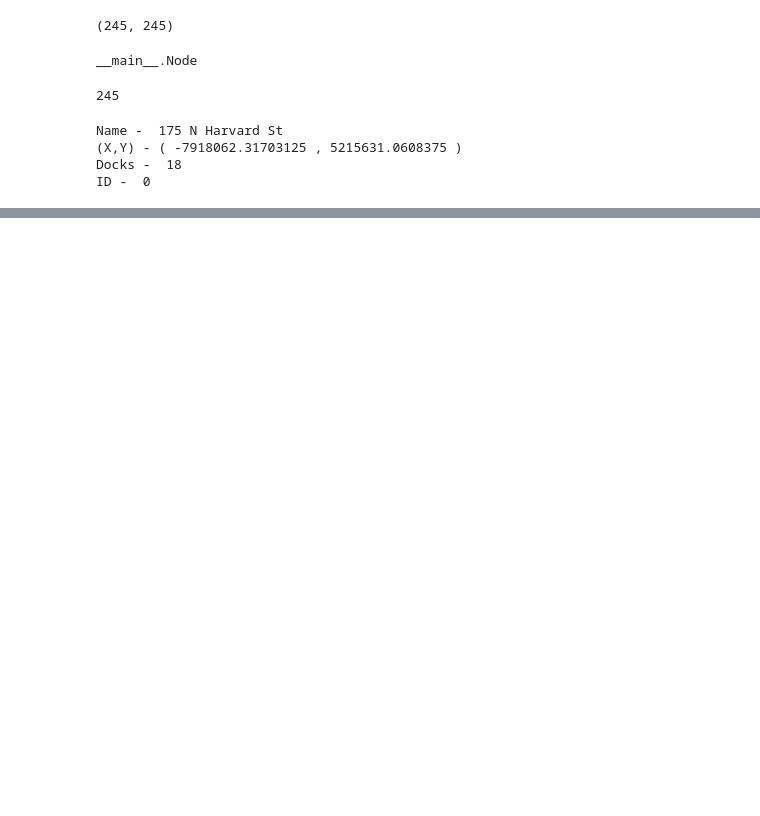
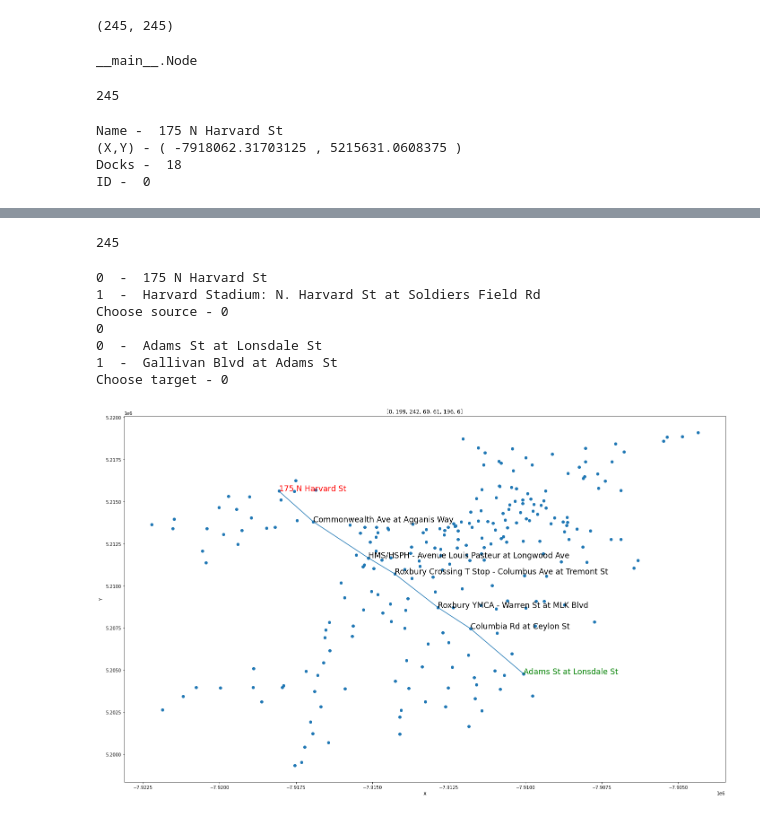
Before and after one commit to RaajasTongaonkar/CS5800-Final-Project, a Jupyter notebook: CS5800_final_project_djikstra's_implementation.ipynb, the cells around one changed output, grey strips where cells are left out. Drawn from its saved outputs; the diff is of its cells as text; code cells hidden in the pictures; blank space fills up the shorter version.

```diff
--- a/CS5800_final_project_djikstra's_implementation.ipynb
+++ b/CS5800_final_project_djikstra's_implementation.ipynb
@@ -119,0 +204,4 @@ Cannot reach with given group size
+# %%
+print(len(stationNames))
+# %% [output]
+245
@@ -119,0 +210,44 @@ Cannot reach with given group size
+# %%
+def findPath(graph,df,source=0,target=10,groupSize=1):
+  sr = df[df['Name'].str.contains(source,case=False)].index
+  # print(sr)
+  src = sr[0]
+  if len(sr)>1:
+    # print("Choose source - ")
+    for i in range(len(sr)):
+      print(i," - ", name[sr[i]])
+    src = int(input("Choose source - "))
+    print(sr[src])
+  # src = df[df['Name']==sr[src]].index
+    src = sr[src]
+  # print(src)
+
+  tr = df[df['Name'].str.contains(target,case=False)].index
+  trg = tr[0]
+  if len(tr)>1:
+    # print("Choose target - ")
+    for i in range(len(tr)):
+      print(i," - ", name[tr[i]])
+    trg = int(input("Choose target - "))
+  # trg = df[df['Name']==tr[trg]].index
+    trg = tr[trg]
+  # print(trg)
+
+  di, pr, path = Djikstras(graph,src,trg,groupSize)
+  if path:
+    drawGraph(graph,path)
+# %%
+src = "Harvard St"
+trg = "Adams st"
+groupSize = 9
+
+findPath(G,df,src,trg,groupSize)
+# %% [output]
+0  -  175 N Harvard St
+1  -  Harvard Stadium: N. Harvard St at Soldiers Field Rd
+Choose source - 0
+0
+0  -  Adams St at Lonsdale St
+1  -  Gallivan Blvd at Adams St
+Choose target - 0
+[figure, added]
```
Also changed, not shown: parts of 14 cells of this notebook.
